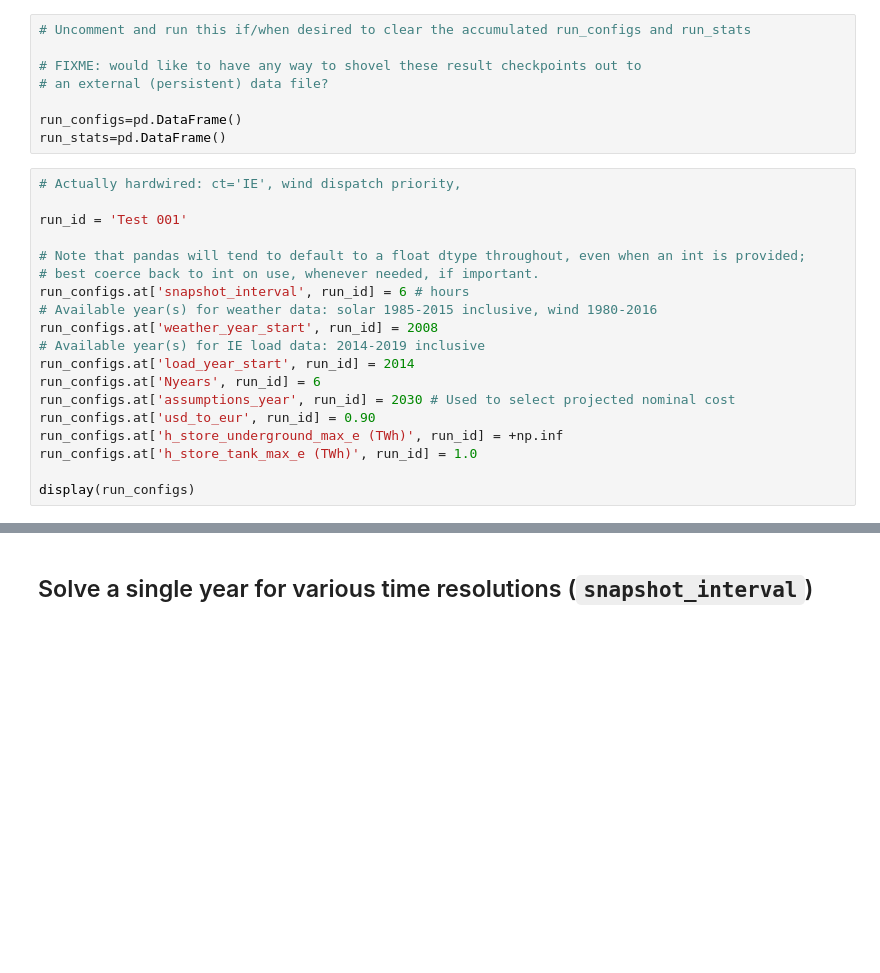
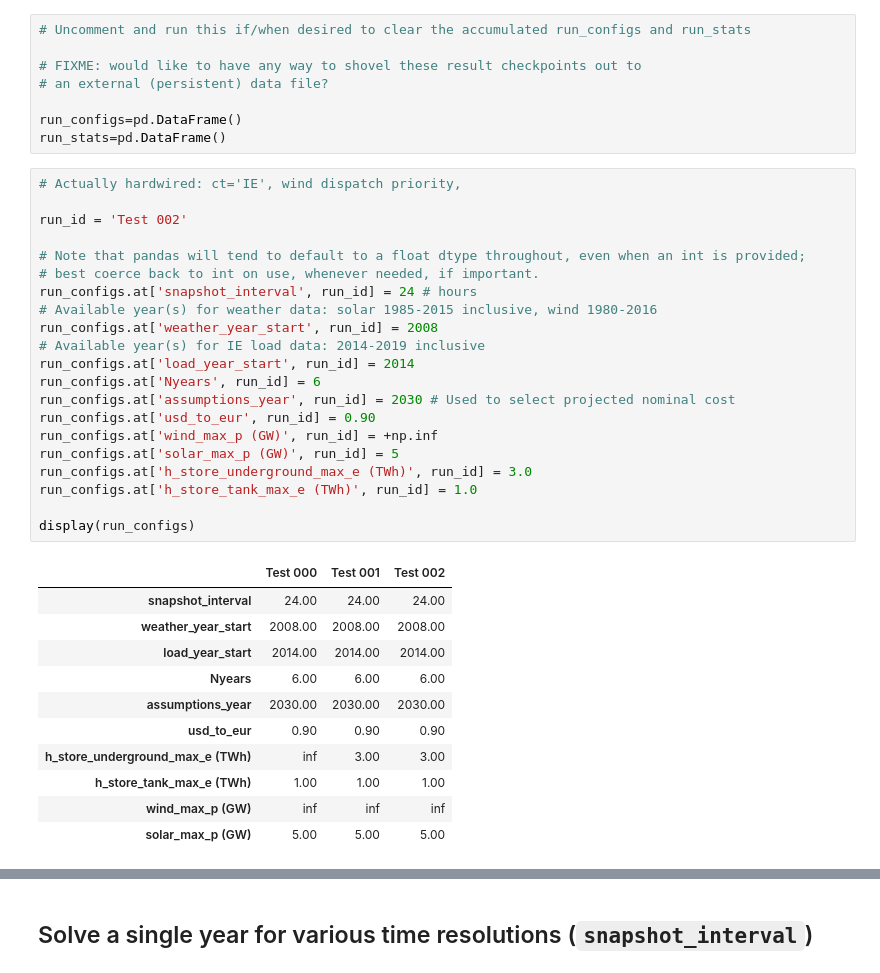
Before and after one commit to bmcmullin/SWIS-100-IE, a Jupyter notebook: run_single_simulation.ipynb, the cells around one changed output, grey strips where cells are left out. Drawn from its saved outputs; the diff is of its cells as text; blank space fills up the shorter version.

```diff
--- a/run_single_simulation.ipynb
+++ b/run_single_simulation.ipynb
@@ -554,21 +536,35 @@ run_stats=pd.DataFrame()
 # %%
 # Actually hardwired: ct='IE', wind dispatch priority,
 
-run_id = 'Test 001'
+run_id = 'Test 002'
 
 # Note that pandas will tend to default to a float dtype throughout, even when an int is provided;
 # best coerce back to int on use, whenever needed, if important.
-run_configs.at['snapshot_interval', run_id] = 6 # hours
+run_configs.at['snapshot_interval', run_id] = 24 # hours
 # Available year(s) for weather data: solar 1985-2015 inclusive, wind 1980-2016
 run_configs.at['weather_year_start', run_id] = 2008
 # Available year(s) for IE load data: 2014-2019 inclusive
 run_configs.at['load_year_start', run_id] = 2014
 run_configs.at['Nyears', run_id] = 6
 run_configs.at['assumptions_year', run_id] = 2030 # Used to select projected nominal cost
 run_configs.at['usd_to_eur', run_id] = 0.90
-run_configs.at['h_store_underground_max_e (TWh)', run_id] = +np.inf
+run_configs.at['wind_max_p (GW)', run_id] = +np.inf
+run_configs.at['solar_max_p (GW)', run_id] = 5
+run_configs.at['h_store_underground_max_e (TWh)', run_id] = 3.0
 run_configs.at['h_store_tank_max_e (TWh)', run_id] = 1.0
 
 display(run_configs)
+# %% [output]
+|  | Test 000 | Test 001 | Test 002 |
+| snapshot_interval | 24.00 | 24.00 | 24.00 |
+| weather_year_start | 2008.00 | 2008.00 | 2008.00 |
+| load_year_start | 2014.00 | 2014.00 | 2014.00 |
+| Nyears | 6.00 | 6.00 | 6.00 |
+| assumptions_year | 2030.00 | 2030.00 | 2030.00 |
+| usd_to_eur | 0.90 | 0.90 | 0.90 |
+| h_store_underground_max_e (TWh) | inf | 3.00 | 3.00 |
+| h_store_tank_max_e (TWh) | 1.00 | 1.00 | 1.00 |
+| wind_max_p (GW) | inf | inf | inf |
+| solar_max_p (GW) | 5.00 | 5.00 | 5.00 |
 # %%
 network = solve_network(run_id)
```
Also changed, not shown: parts of 9 cells of this notebook.
